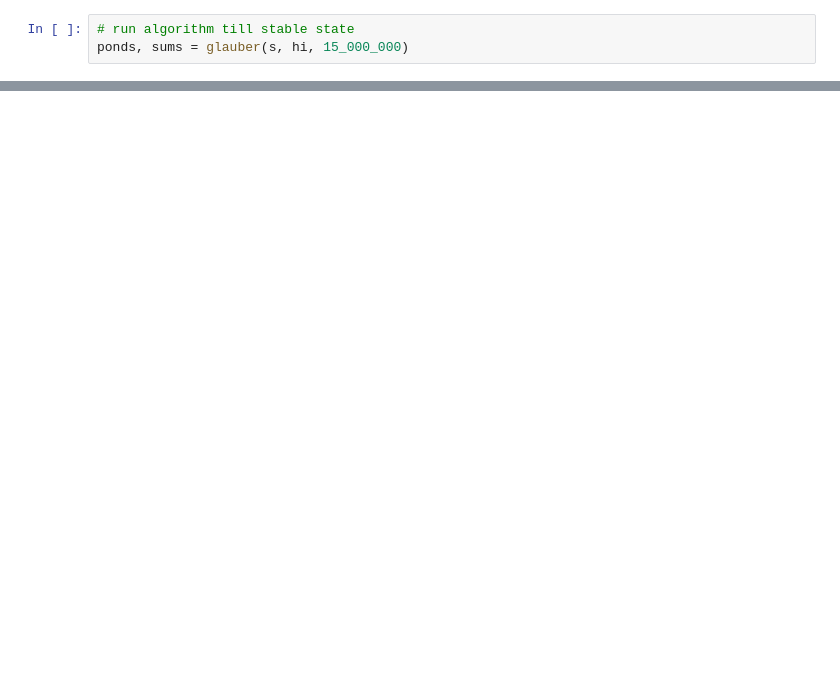
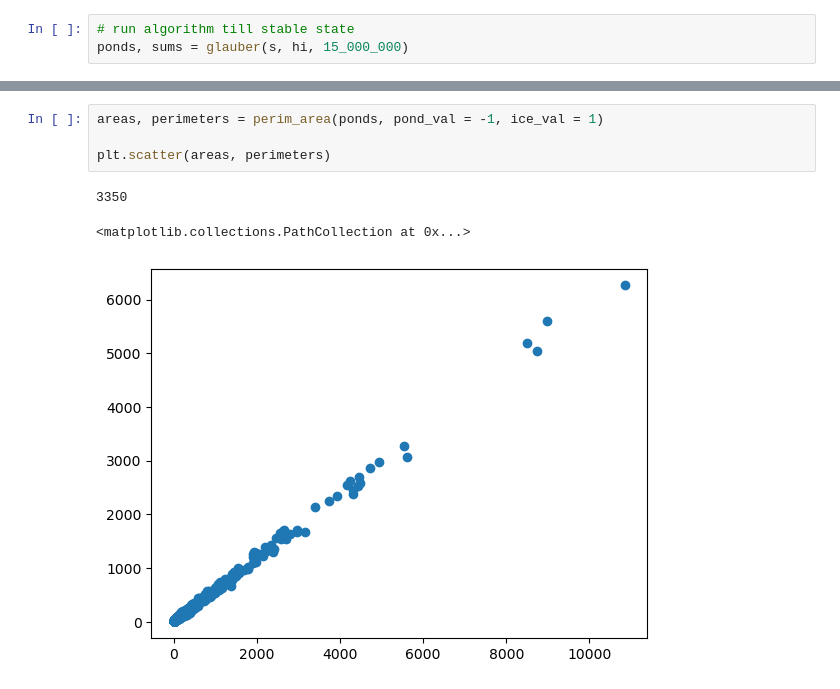
Before and after one commit to PaulHosek/ComplexSystemSimulation, a Jupyter notebook: icesing.ipynb, the cells around one changed output, grey strips where cells are left out. Saved outputs shown, nothing was run; the diff lists cells and outputs as text; blank space fills up the shorter version.

```diff
--- a/icesing.ipynb
+++ b/icesing.ipynb
@@ -107,0 +151,8 @@ plt.plot(sums)
+# %%
+areas, perimeters = perim_area(ponds, pond_val = -1, ice_val = 1)
+
+plt.scatter(areas, perimeters)
+# %% [output]
+3350
+<matplotlib.collections.PathCollection at 0x...>
+[figure, added]
```
Also changed, not shown: parts of 7 cells of this notebook, 2 other files.
